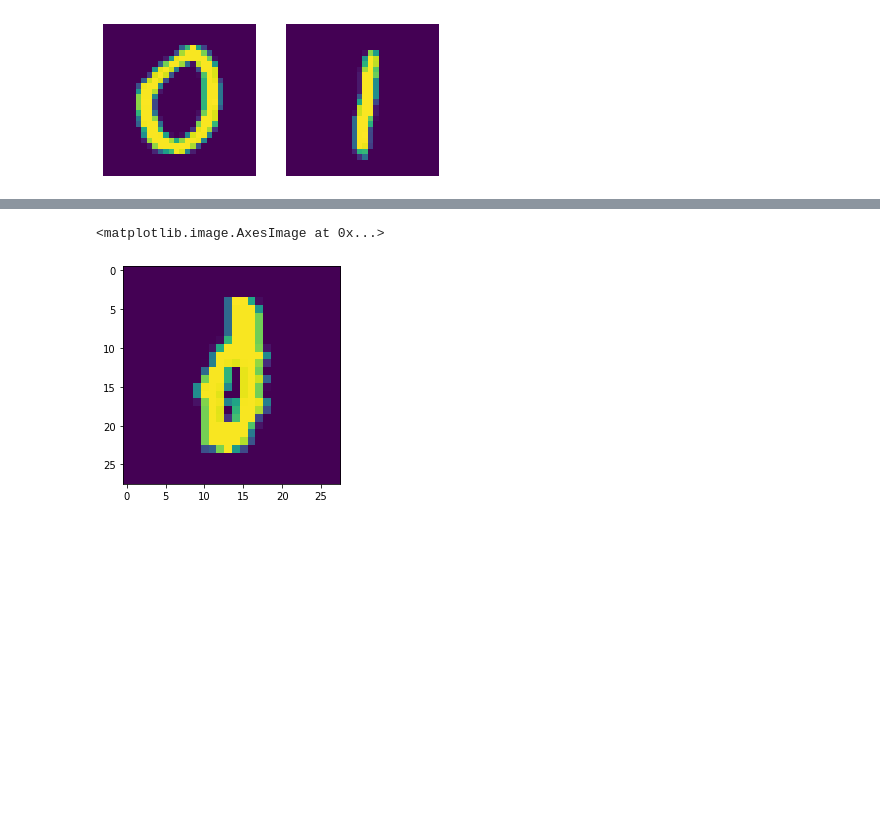
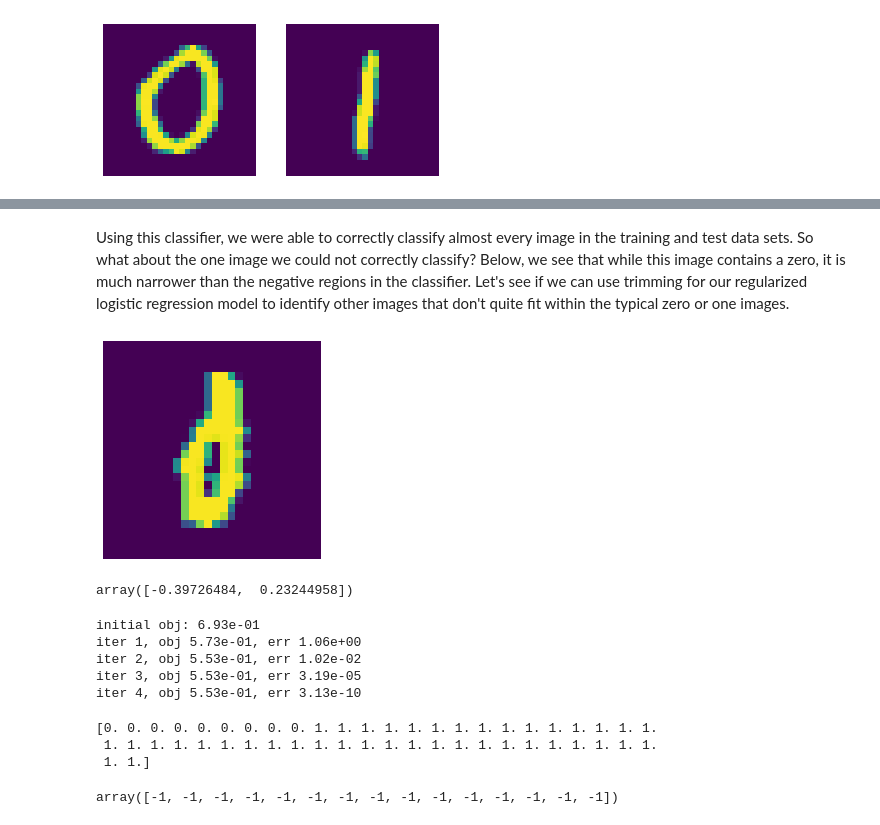
Before and after one commit to UW-AMO/neurohackademy, a Jupyter notebook: notebooks/Part4-LogisticRegression.ipynb, the cells around one changed output, grey strips where cells are left out. Cells and saved outputs as stored; diff of their text form; code cells hidden in the pictures; blank space fills up the shorter version.

```diff
--- a/notebooks/Part4-LogisticRegression.ipynb
+++ b/notebooks/Part4-LogisticRegression.ipynb
@@ -176,6 +182,0 @@ ax[2].set_ylabel(r'$||\nabla f(x^k)||$');
-# %%
-# Move this to utils.py
-
-z_train = A_train.dot(results[0])
-p_train = [0 if z < 0 else 1 for z in z_train]
-100*sum(p_train == y_train)/len(y_train)
@@ -198,5 +200,38 @@ Exercise will be to play around with the parameter that chooses percent of examp
+# %% [markdown]
+Using this classifier, we were able to correctly classify almost every image in the training and test data sets.
+So what about the one image we could not correctly classify?
+Below, we see that while this image contains a zero, it is much narrower than the negative regions in the classifier.
+Let's see if we can use trimming for our regularized logistic regression model to identify other images that don't quite fit within the typical zero or one images.
 # %%
 plt.imshow(A_train[p_train != y_train].reshape(28, 28))
+plt.axis('off');
 # %% [output]
-<matplotlib.image.AxesImage at 0x...>
-[figure, old version]
+[figure, new version]
+# %%
+results[0]
+# %% [output]
+array([-0.39726484,  0.23244958])
+# %%
+A = np.array([[1, ai] for ai in a])
+training_data = utils.ImageData(A, (2,), labels=y)
+model = utils.BinaryLogisticRegression(training_data, lam=0.1, inlier_pct=0.99)
+classifier, outliers = model.fit_model(verbose=True)
+# %% [output]
+initial obj: 6.93e-01
+iter 1, obj 5.73e-01, err 1.06e+00
+iter 2, obj 5.53e-01, err 1.02e-02
+iter 3, obj 5.53e-01, err 3.19e-05
+iter 4, obj 5.53e-01, err 3.13e-10
+# %%
+# use the classifier to predict the new images
+classifier.modify_class_labels(np.array([0.0, 1.0]))
+pred_labels = classifier.classify_images(A)
+print(pred_labels)
+# %% [output]
+[0. 0. 0. 0. 0. 0. 0. 0. 0. 1. 1. 1. 1. 1. 1. 1. 1. 1. 1. 1. 1. 1. 1. 1.
+ 1. 1. 1. 1. 1. 1. 1. 1. 1. 1. 1. 1. 1. 1. 1. 1. 1. 1. 1. 1. 1. 1. 1. 1.
+ 1. 1.]
+# %%
+outliers.labels
+# %% [output]
+array([-1, -1, -1, -1, -1, -1, -1, -1, -1, -1, -1, -1, -1, -1, -1])
```
Also changed, not shown: parts of 18 cells of this notebook, 1 other file.
